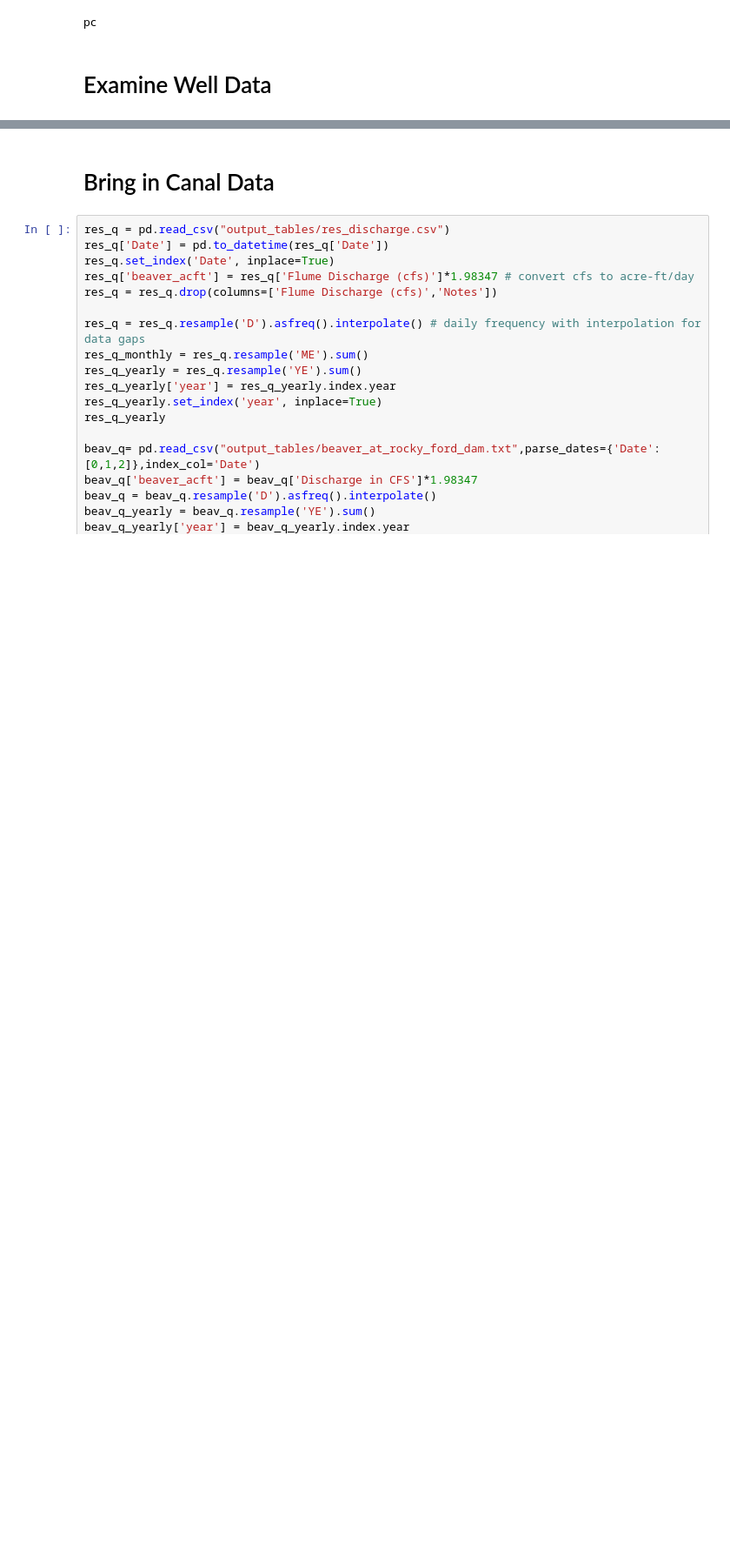
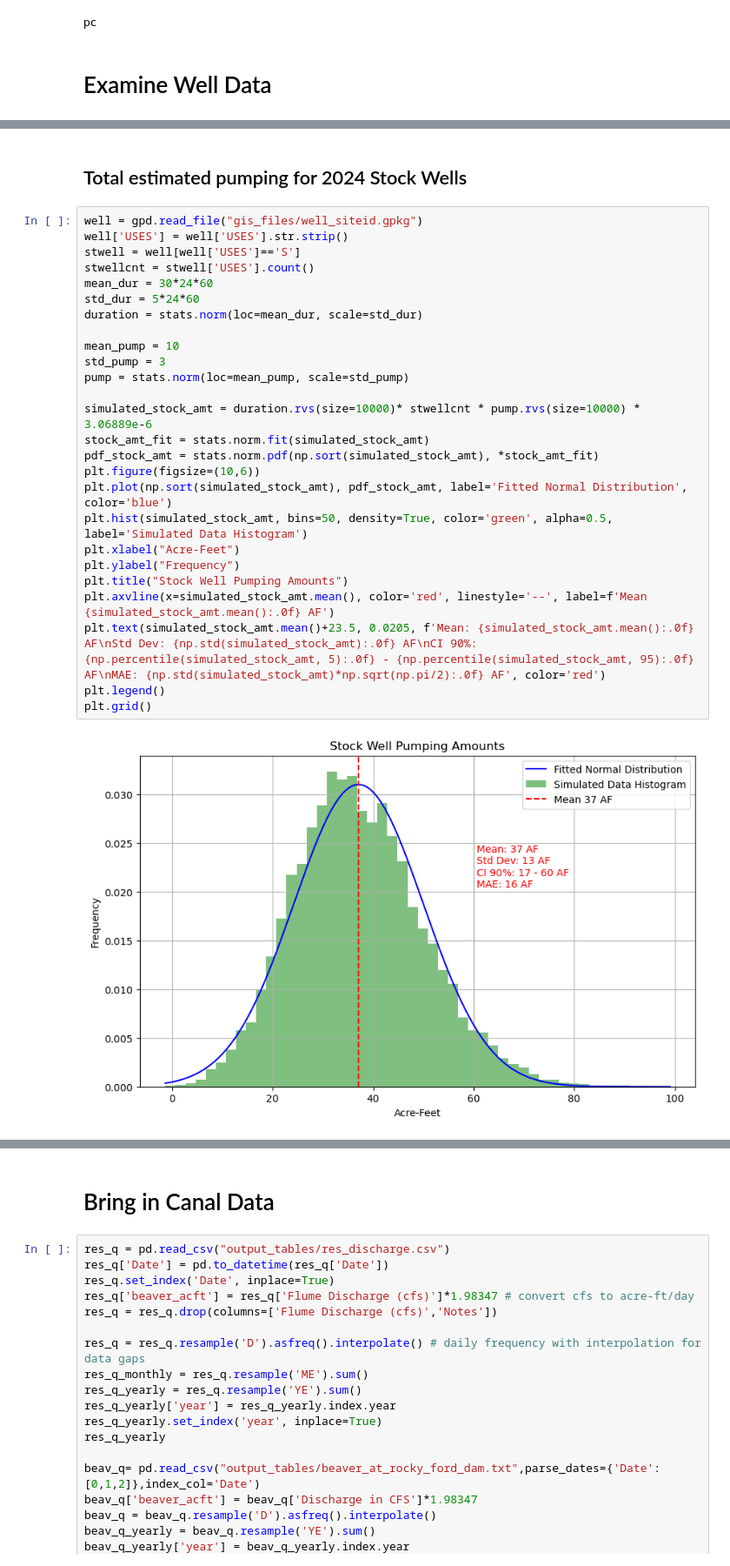
Before and after one commit to inkenbrandt/well_pump, a Jupyter notebook: 5_bayesian_pumping_estimates.ipynb, the cells around one changed output, grey strips where cells are left out. Shown: that part at 87% size. Saved outputs shown, nothing was run; the diff lists cells and outputs as text; blank space fills up the shorter version.

```diff
--- a/5_bayesian_pumping_estimates.ipynb
+++ b/5_bayesian_pumping_estimates.ipynb
@@ -66,3 +66,33 @@ wells_w_field_info['GPM'] = wells_w_field_info[['GPM','horsepower']].apply(lambd
 wells_w_field_info['est_pump_acreft'] = wells_w_field_info['GPM']*60*24*wells_w_field_info['watering_days'] * 3.06889e-6
 wells_w_field_info['max_pump_acreft'] = wells_w_field_info['GPM']*60*24*213 * 3.06889e-6
 wells_w_field_info.to_clipboard()
+# %% [markdown]
+## Total estimated pumping for 2024 Stock Wells
+# %%
+well = gpd.read_file("gis_files/well_siteid.gpkg")
+well['USES'] = well['USES'].str.strip()
+stwell = well[well['USES']=='S']
+stwellcnt = stwell['USES'].count()
+mean_dur = 30*24*60
+std_dur = 5*24*60
+duration = stats.norm(loc=mean_dur, scale=std_dur)
+
+mean_pump = 10
+std_pump = 3
+pump = stats.norm(loc=mean_pump, scale=std_pump)
+
+simulated_stock_amt = duration.rvs(size=10000)* stwellcnt * pump.rvs(size=10000) * 3.06889e-6
+stock_amt_fit = stats.norm.fit(simulated_stock_amt)
+pdf_stock_amt = stats.norm.pdf(np.sort(simulated_stock_amt), *stock_amt_fit)
+plt.figure(figsize=(10,6))
+plt.plot(np.sort(simulated_stock_amt), pdf_stock_amt, label='Fitted Normal Distribution', color='blue')
+plt.hist(simulated_stock_amt, bins=50, density=True, color='green', alpha=0.5, label='Simulated Data Histogram')
+plt.xlabel("Acre-Feet")
+plt.ylabel("Frequency")
+plt.title("Stock Well Pumping Amounts")
+plt.axvline(x=simulated_stock_amt.mean(), color='red', linestyle='--', label=f'Mean {simulated_stock_amt.mean():.0f} AF')
+plt.text(simulated_stock_amt.mean()+23.5, 0.0205, f'Mean: {simulated_stock_amt.mean():.0f} AF\nStd Dev: {np.std(simulated_stock_amt):.0f} AF\nCI 90%: {np.percentile(simulated_stock_amt, 5):.0f} - {np.percentile(simulated_stock_amt, 95):.0f} AF\nMAE: {np.std(simulated_stock_amt)*np.sqrt(np.pi/2):.0f} AF', color='red')
+plt.legend()
+plt.grid()
+# %% [output]
+[figure, added]
```
Also changed, not shown: parts of 6 cells of this notebook, 3 other files.
